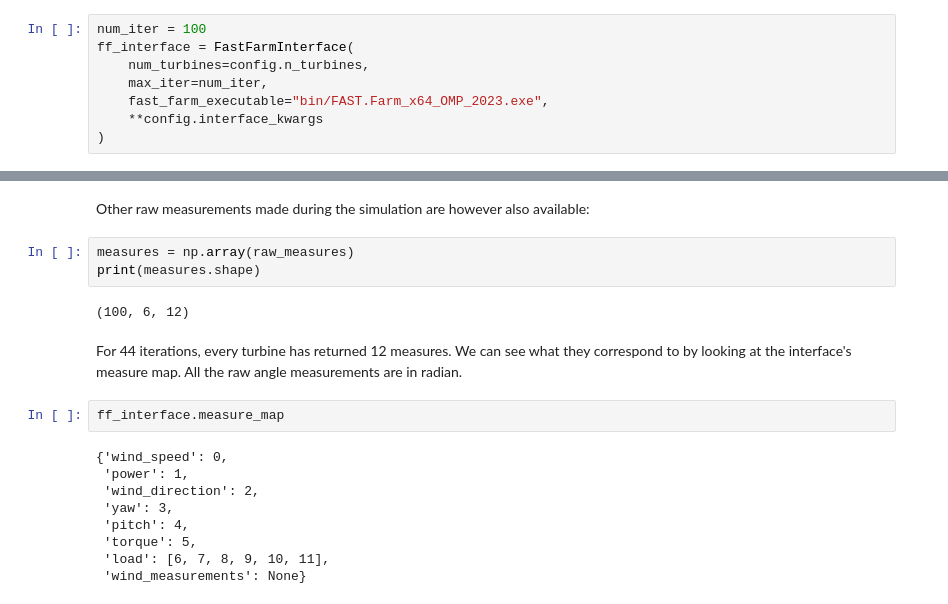
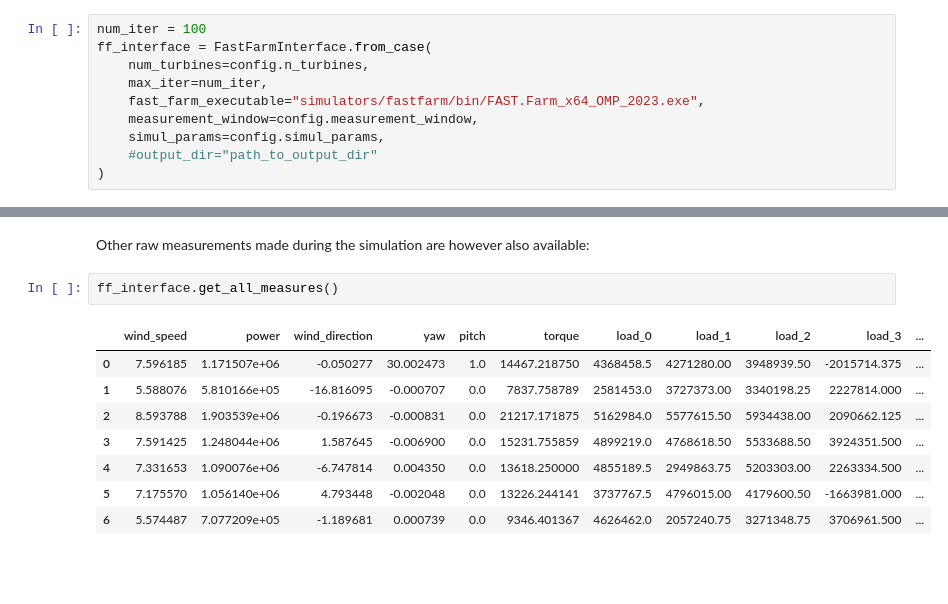
Before and after one commit to ifpen/wfcrl-env, a Jupyter notebook: interface.ipynb, the cells around one changed output, grey strips where cells are left out. Drawn from its saved outputs; the diff is of its cells as text; blank space fills up the shorter version.

```diff
--- a/interface.ipynb
+++ b/interface.ipynb
@@ -31,10 +44,12 @@ print(config.interface_kwargs)
 # %%
 num_iter = 100
-ff_interface = FastFarmInterface(
+ff_interface = FastFarmInterface.from_case(
     num_turbines=config.n_turbines,
     max_iter=num_iter,
-    fast_farm_executable="bin/FAST.Farm_x64_OMP_2023.exe",
-    **config.interface_kwargs
+    fast_farm_executable="simulators/fastfarm/bin/FAST.Farm_x64_OMP_2023.exe",
+    measurement_window=config.measurement_window,
+    simul_params=config.simul_params,
+    #output_dir="path_to_output_dir"
 )
 # %% [output]
 Deltas: [2.10730392e-05 5.68972057e-04 9.90432840e-04 1.60155098e-03
@@ -162,20 +165,13 @@ Name: 0, Length: 100, dtype: float64
 # %% [markdown]
 Other raw measurements made during the simulation are however also available:
-# %%
-measures = np.array(raw_measures)
-print(measures.shape)
-# %% [output]
-(100, 6, 12)
-# %% [markdown]
-For 44 iterations, every turbine has returned 12 measures. We can see what they correspond to by looking at the interface's measure map. All the raw angle measurements are in radian.
 # %%
-ff_interface.measure_map
+ff_interface.get_all_measures()
 # %% [output]
-{'wind_speed': 0,
- 'power': 1,
- 'wind_direction': 2,
- 'yaw': 3,
- 'pitch': 4,
- 'torque': 5,
- 'load': [6, 7, 8, 9, 10, 11],
- 'wind_measurements': None}
+|  | wind_speed | power | wind_direction | yaw | pitch | torque | load_0 | load_1 | load_2 | load_3 | ... |
+| 0 | 7.596185 | 1.171507e+06 | -0.050277 | 30.002473 | 1.0 | 14467.218750 | 4368458.5 | 4271280.00 | 3948939.50 | -2015714.375 | ... |
+| 1 | 5.588076 | 5.810166e+05 | -16.816095 | -0.000707 | 0.0 | 7837.758789 | 2581453.0 | 3727373.00 | 3340198.25 | 2227814.000 | ... |
+| 2 | 8.593788 | 1.903539e+06 | -0.196673 | -0.000831 | 0.0 | 21217.171875 | 5162984.0 | 5577615.50 | 5934438.00 | 2090662.125 | ... |
+| 3 | 7.591425 | 1.248044e+06 | 1.587645 | -0.006900 | 0.0 | 15231.755859 | 4899219.0 | 4768618.50 | 5533688.50 | 3924351.500 | ... |
+| 4 | 7.331653 | 1.090076e+06 | -6.747814 | 0.004350 | 0.0 | 13618.250000 | 4855189.5 | 2949863.75 | 5203303.00 | 2263334.500 | ... |
+| 5 | 7.175570 | 1.056140e+06 | 4.793448 | -0.002048 | 0.0 | 13226.244141 | 3737767.5 | 4796015.00 | 4179600.50 | -1663981.000 | ... |
+| 6 | 5.574487 | 7.077209e+05 | -1.189681 | 0.000739 | 0.0 | 9346.401367 | 4626462.0 | 2057240.75 | 3271348.75 | 3706961.500 | ... |
```
Also changed, not shown: parts of 19 cells of this notebook, 9 other files.
